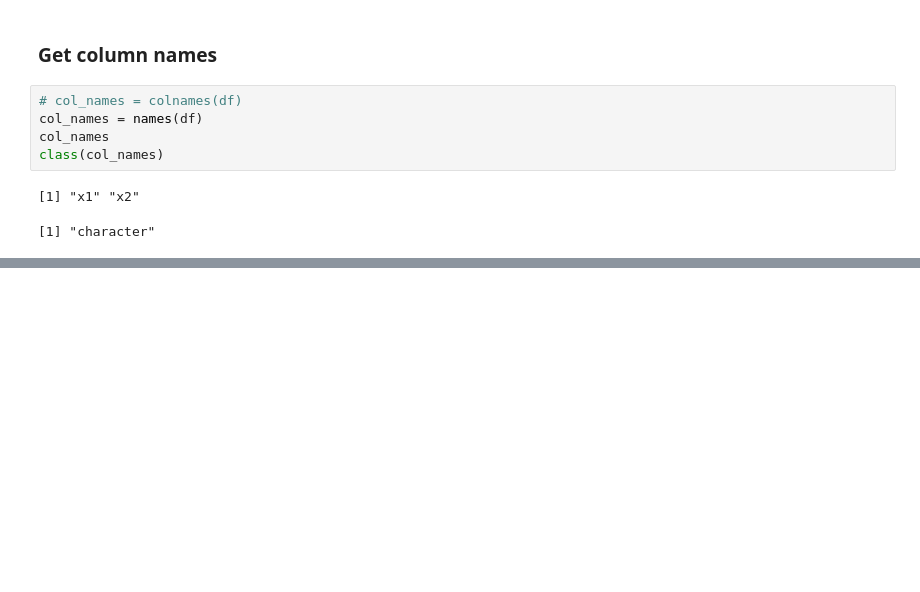
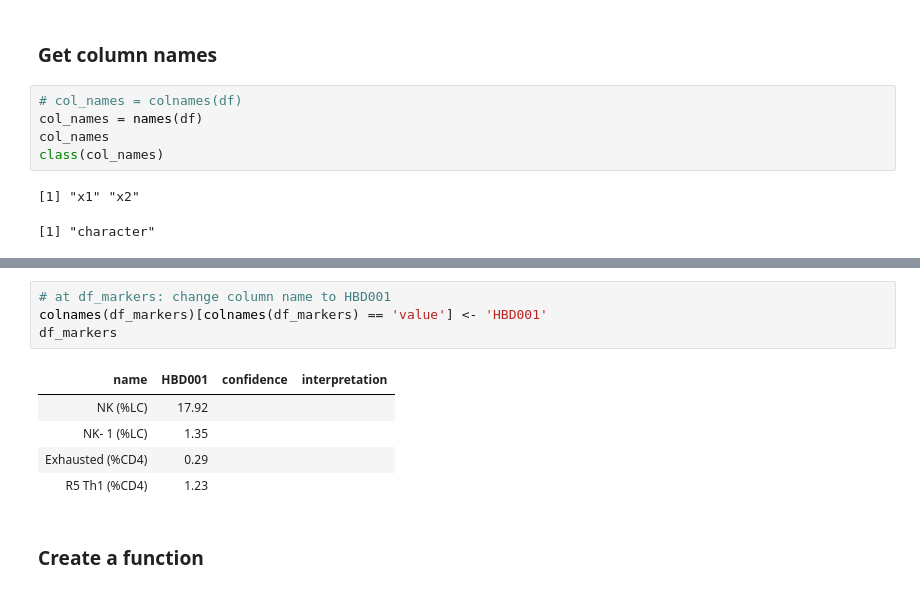
Before and after one commit to tuantla80/R-Shiny-Apps, a Jupyter notebook: R_Examples/Dataframe_JupyterNotebook.ipynb, the cells around one changed output, grey strips where cells are left out. Cells and saved outputs as stored; diff of their text form; blank space fills up the shorter version.

```diff
--- a/R_Examples/Dataframe_JupyterNotebook.ipynb
+++ b/R_Examples/Dataframe_JupyterNotebook.ipynb
@@ -111,0 +223,12 @@ class(col_names)
+# %%
+# at df_markers: change column name to HBD001
+colnames(df_markers)[colnames(df_markers) == 'value'] <- 'HBD001'
+df_markers
+# %% [output]
+| name | HBD001 | confidence | interpretation |
+| NK (%LC) | 17.92 |  |  |
+| NK- 1 (%LC) | 1.35 |  |  |
+| Exhausted (%CD4) | 0.29 |  |  |
+| R5 Th1 (%CD4) | 1.23 |  |  |
+# %% [markdown]
+### Create a function
```
Also changed, not shown: parts of 28 cells of this notebook.
